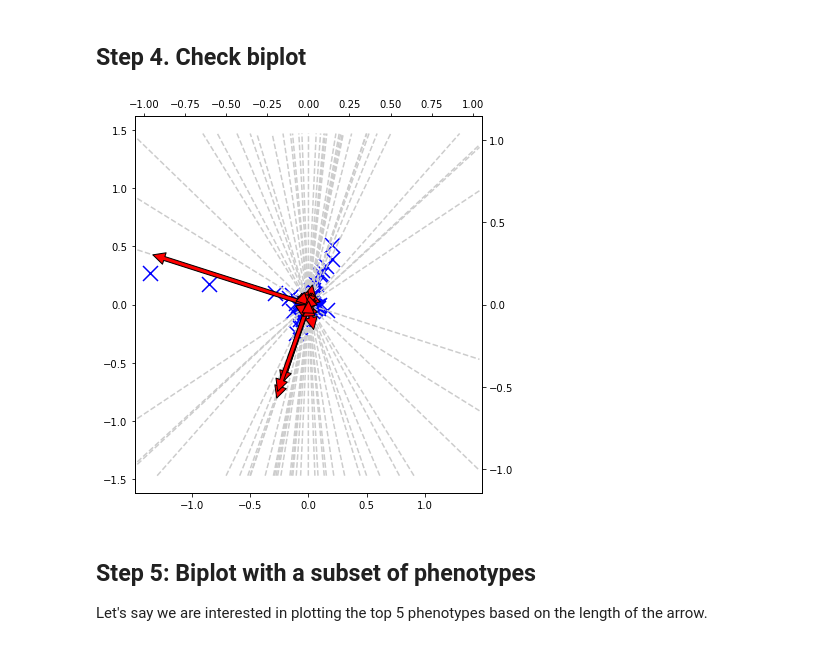
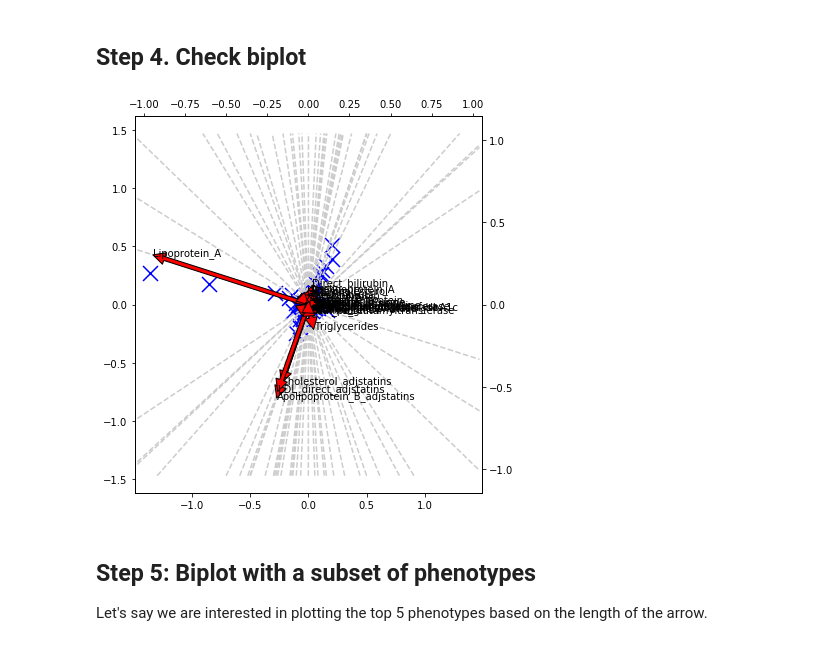
Before and after one commit to rivas-lab/biobank-methods-dev, a Jupyter notebook: notebook/srrr-biplot/2_plot_biomarkers_unweightedresults_rank_35.ipynb, the cells around one changed output. Cells and saved outputs as stored; diff of their text form; code cells hidden in the pictures.

```diff
--- a/notebook/srrr-biplot/2_plot_biomarkers_unweightedresults_rank_35.ipynb
+++ b/notebook/srrr-biplot/2_plot_biomarkers_unweightedresults_rank_35.ipynb
@@ -65,16 +65,17 @@ GridSpec(1, 1)
 # %%
 plot_biplot(
     collections.OrderedDict({
         'x': vd[:,PC_x],
         'y': vd[:,PC_y],
         'sub_x': u[:,PC_x],
         'sub_y': u[:,PC_y],
         'sub_y_div_x': u[:,PC_y] / u[:,PC_x],
-        'sub_idxs': np.arange(len(u[:,PC_x]))
+        'sub_idxs': np.arange(len(u[:,PC_x])),
+        'sub_label': phe_labels
     })
 )
 # %% [output]
-[figure, old version]
+[figure, new version]
 # %% [markdown]
 ## Step 5: Biplot with a subset of phenotypes
 
```
Also changed, not shown: parts of 1 cell of this notebook, 3 other files.
